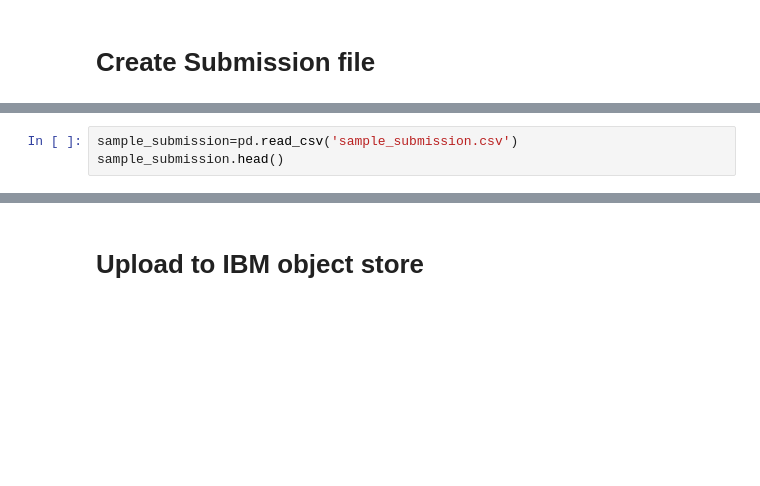
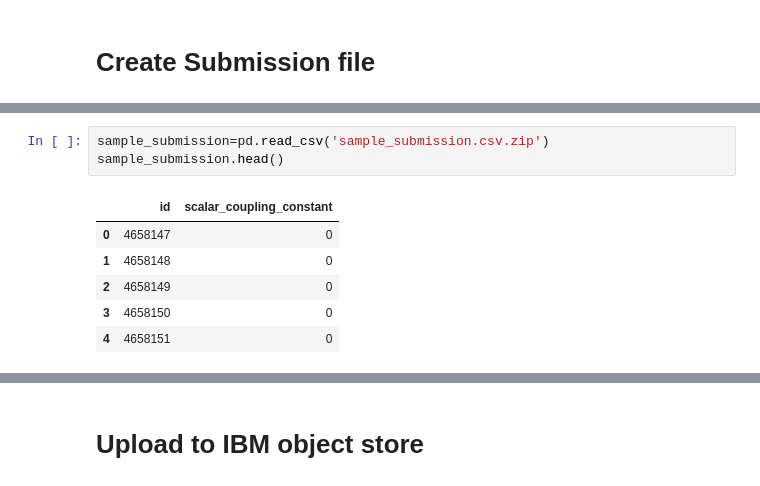
Before and after one commit to siddharth-ncl-work/kaggle_predicting_molecular_properties, a Jupyter notebook: c4_w4_model_train_eval.ipynb, the cells around one changed output, grey strips where cells are left out. Saved outputs shown, nothing was run; the diff lists cells and outputs as text; blank space fills up the shorter version.

```diff
--- a/c4_w4_model_train_eval.ipynb
+++ b/c4_w4_model_train_eval.ipynb
@@ -189,6 +219,13 @@ test_predictions.shape
 # %%
-sample_submission=pd.read_csv('sample_submission.csv')
+sample_submission=pd.read_csv('sample_submission.csv.zip')
 sample_submission.head()
+# %% [output]
+|  | id | scalar_coupling_constant |
+| 0 | 4658147 | 0 |
+| 1 | 4658148 | 0 |
+| 2 | 4658149 | 0 |
+| 3 | 4658150 | 0 |
+| 4 | 4658151 | 0 |
 # %%
 sample_submission['scalar_coupling_constant']=test_predictions
 sample_submission.head()
```
Also changed, not shown: parts of 8 cells of this notebook.
